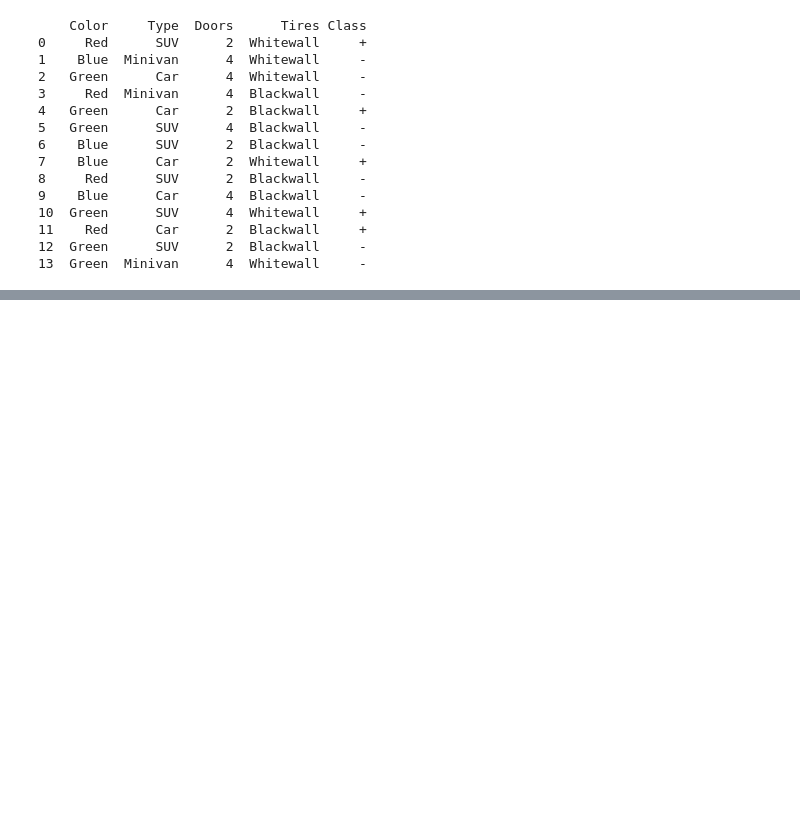
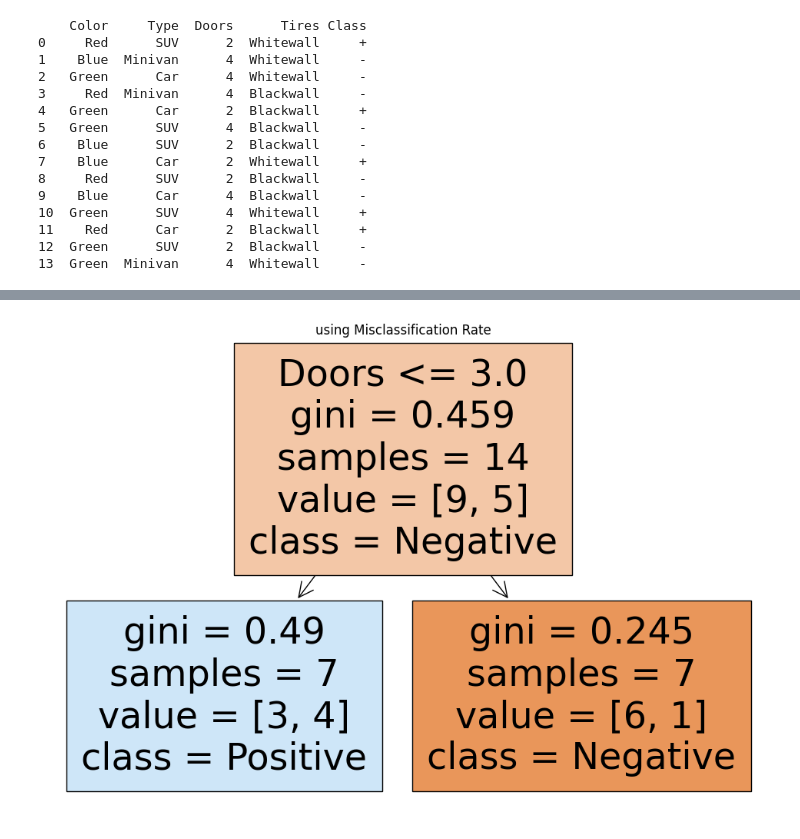
Before and after one commit to AIwaziri/Ai-305-LAB-ML, a Jupyter notebook: Assignment1/waziri-ML-Assgnment-1-Codes.ipynb, the cells around one changed output, grey strips where cells are left out. Cells and saved outputs as stored; diff of their text form; code cells hidden in the pictures; blank space fills up the shorter version.

```diff
--- a/Assignment1/waziri-ML-Assgnment-1-Codes.ipynb
+++ b/Assignment1/waziri-ML-Assgnment-1-Codes.ipynb
@@ -197,0 +137,11 @@ Misclassification Rate (Gini): 0.00
+# %%
+# Misclassification rate is not directly available in scikit-learn,
+# but we can implement a workaround by training trees with small depth.
+# Here, depth = 1 will often approximate misclassification rate since it looks for
+# majority class splits.
+# 3. Using approximate Misclassification Rate (via max_depth = 1)
+clf_misclassification = DecisionTreeClassifier(criterion='gini', max_depth=1, random_state=42)
+clf_misclassification.fit(X, y)
+plot_tree(clf_misclassification, "using Misclassification Rate")
+# %% [output]
+[figure, added]
```
Also changed, not shown: parts of 24 cells of this notebook, 9 other files.
